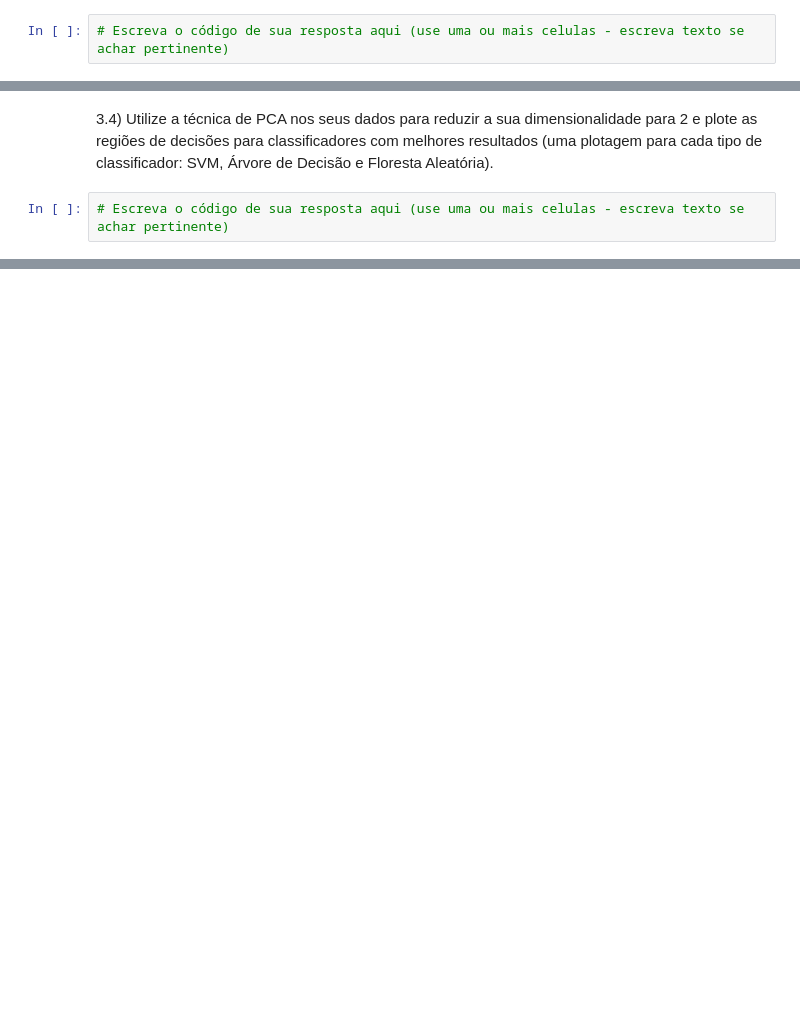
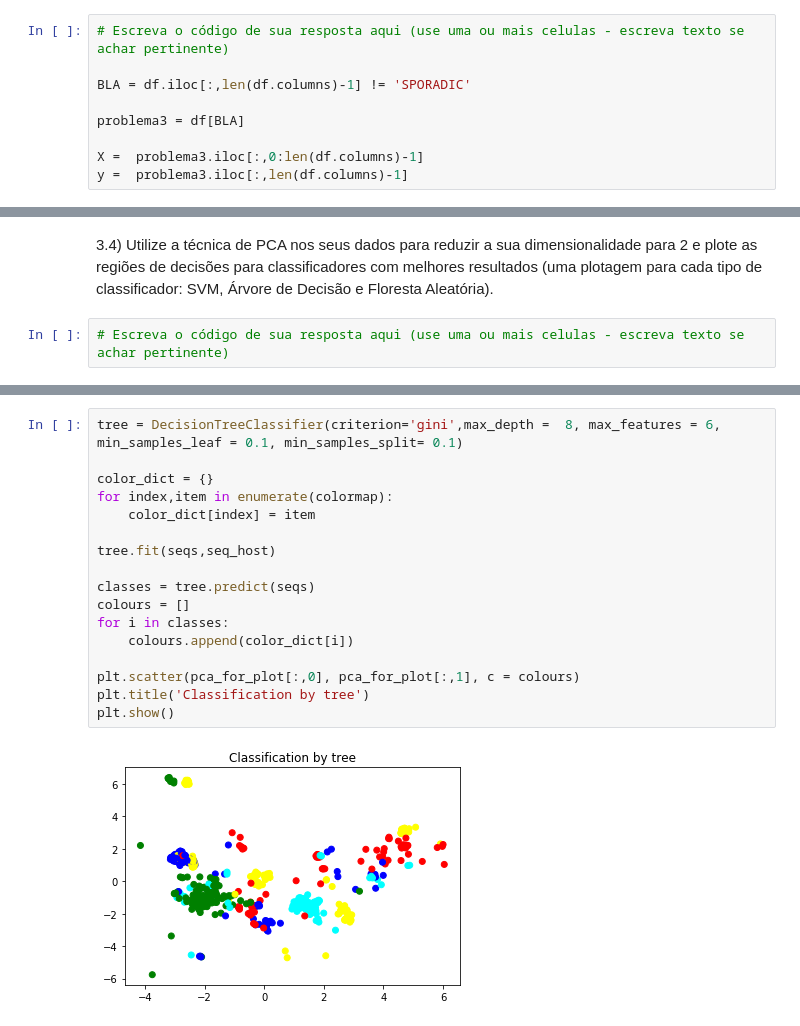
Before and after one commit to lubianat/IBI2, a Jupyter notebook: exercicio.ipynb, the cells around one changed output, grey strips where cells are left out. Drawn from its saved outputs; the diff is of its cells as text; blank space fills up the shorter version.

```diff
--- a/exercicio.ipynb
+++ b/exercicio.ipynb
@@ -67,6 +102,13 @@ Os dados estão organizados em uma matriz com linhas representando as expressõe
 Nesse exercício, vamos trabalhar apenas com o **Problema 3**. Nesse passo, você deve "filtrar" seus dados em X e y para que eles tenham apenas os dados dos pacientes de BRACA1 e BRACA2. Ou seja, seu X deve conter apenas amostras que tenham classe BRACA1 ou BRACA2 e seu y deve conter BRACA1 ou BRACA2 para elemento e o mesmo deve estar associado a sua amostra em X (pelo índice).
 # %%
 # Escreva o código de sua resposta aqui (use uma ou mais celulas - escreva texto se achar pertinente)
+
+BLA = df.iloc[:,len(df.columns)-1] != 'SPORADIC'
+
+problema3 = df[BLA]
+
+X =  problema3.iloc[:,0:len(df.columns)-1]
+y =  problema3.iloc[:,len(df.columns)-1]
 # %% [markdown]
 2.3) A partir desse ponto, já temos os dados separados num formato que poderia ser utilizado num classificador do scikitlearn (ou em algum classificador desenvolvido no exercício programa 1) para o **Problema 3**.
 # %% [markdown]
@@ -176,0 +572,19 @@ Treine os seus classificadores com o conjunto de dados transformados pelo exerc
+# %%
+tree = DecisionTreeClassifier(criterion='gini',max_depth =  8, max_features = 6, min_samples_leaf = 0.1, min_samples_split= 0.1)
+
+color_dict = {}
+for index,item in enumerate(colormap):
+    color_dict[index] = item
+
+tree.fit(seqs,seq_host)
+
+classes = tree.predict(seqs)
+colours = []
+for i in classes:
+    colours.append(color_dict[i])
+
+plt.scatter(pca_for_plot[:,0], pca_for_plot[:,1], c = colours)
+plt.title('Classification by tree')
+plt.show()
+# %% [output]
+[figure, added]
```
Also changed, not shown: parts of 28 cells of this notebook, 3 other files.
